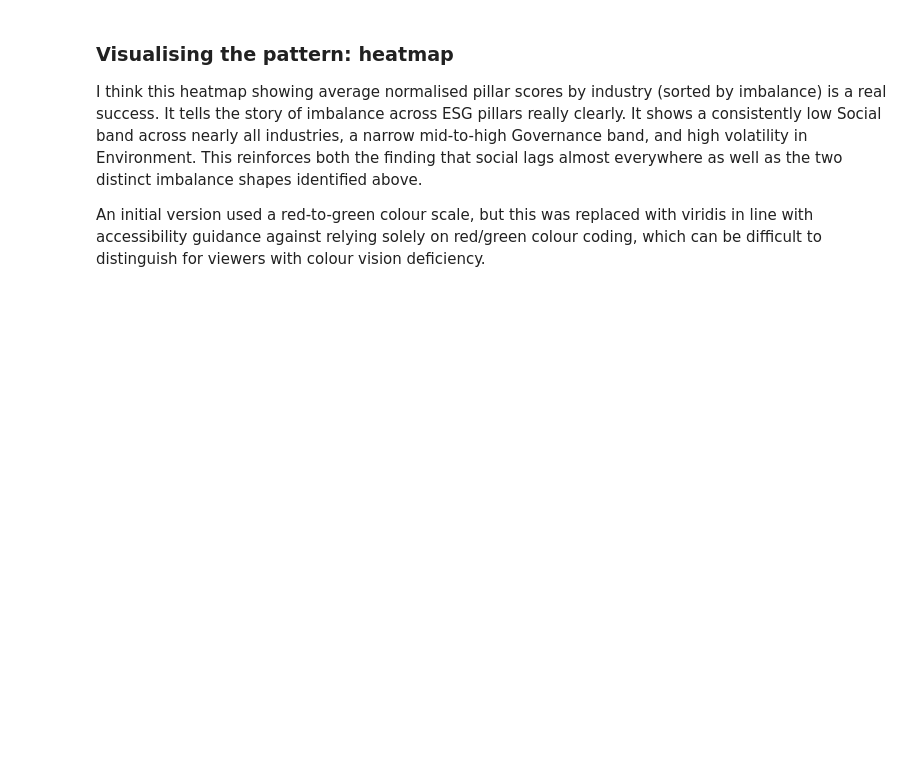
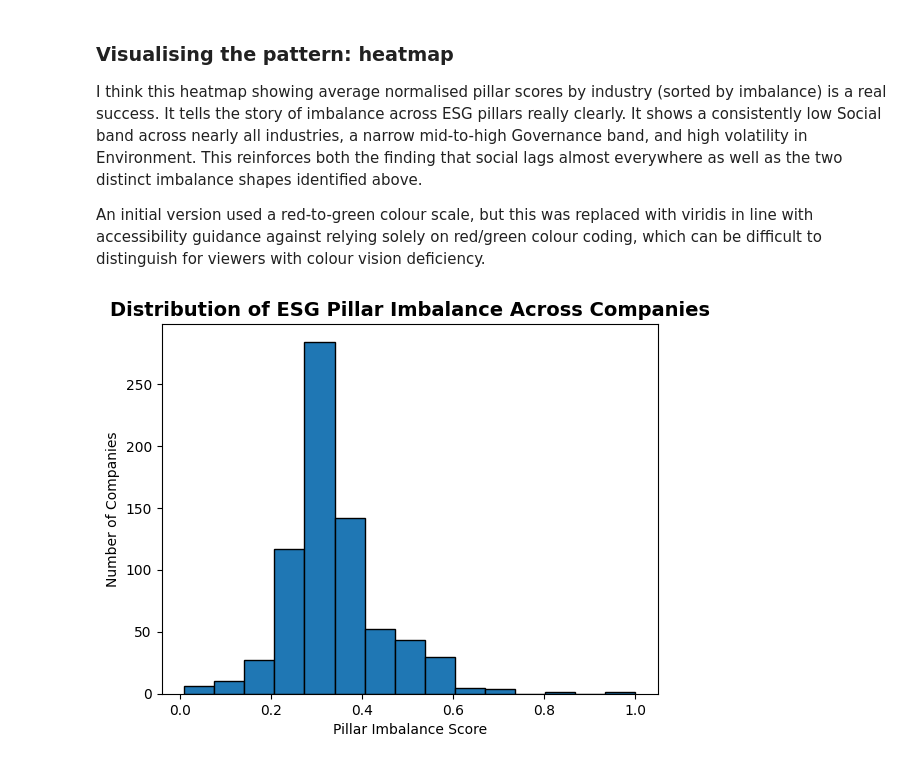
Before and after one commit to ColmHH/esg_corporate_analysis, a Jupyter notebook: jupyter_notebooks/esg_corporate_analysis_visualisation.ipynb, the cells around one changed output. Saved outputs shown, nothing was run; the diff lists cells and outputs as text; code cells hidden in the pictures; blank space fills up the shorter version.

Commit message:
Create company imbalance histogram

```diff
--- a/jupyter_notebooks/esg_corporate_analysis_visualisation.ipynb
+++ b/jupyter_notebooks/esg_corporate_analysis_visualisation.ipynb
@@ -349,3 +349,11 @@ plt.show()
 I think this heatmap showing average normalised pillar scores by industry (sorted by imbalance) is a real success. It tells the story of imbalance across ESG pillars really clearly. It shows a consistently low Social band across nearly all industries, a narrow mid-to-high Governance band, and high volatility in Environment. This reinforces both the finding that social lags almost everywhere as well as the two distinct imbalance shapes identified above.
 
 An initial version used a red-to-green colour scale, but this was replaced with viridis in line with accessibility guidance against relying solely on red/green colour coding, which can be difficult to distinguish for viewers with colour vision deficiency.
+# %%
+plt.hist(df["pillar_imbalance"], bins=15, edgecolor="black")
+plt.title("Distribution of ESG Pillar Imbalance Across Companies", fontsize=14, fontweight="bold")
+plt.xlabel("Pillar Imbalance Score")
+plt.ylabel("Number of Companies")
+plt.show()
+# %% [output]
+[figure, added]
```
Also changed, not shown: parts of 2 cells of this notebook.
